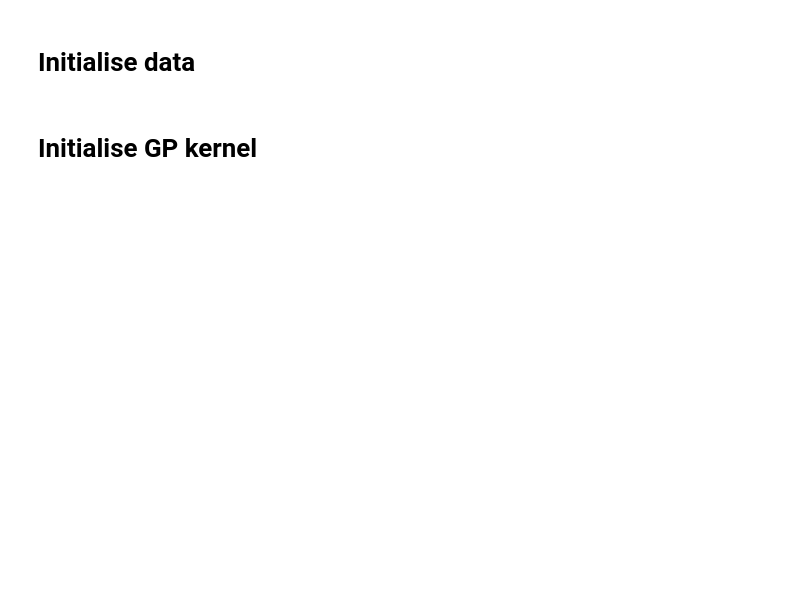
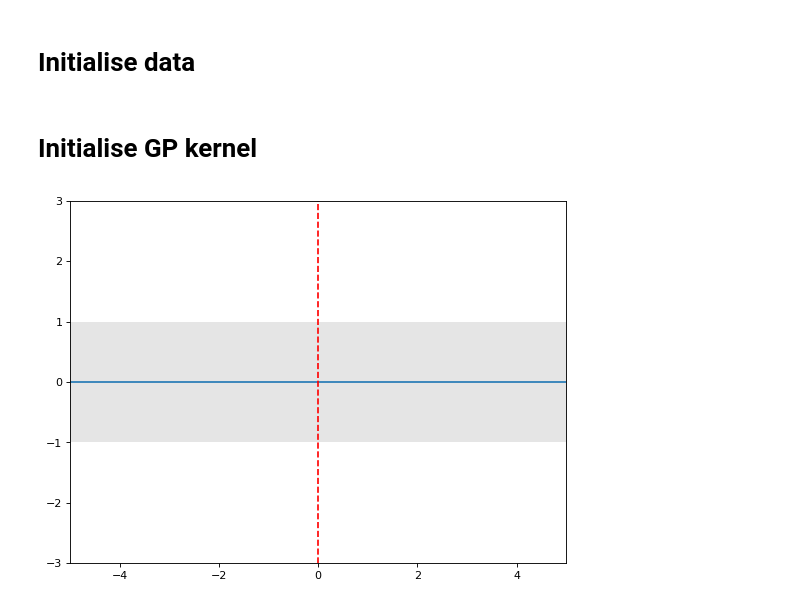
Before and after one commit to leowyy/simple-GP, a Jupyter notebook: demo/gp_sampling.ipynb, the cells around one changed output. Saved outputs shown, nothing was run; the diff lists cells and outputs as text; code cells hidden in the pictures; blank space fills up the shorter version.

Commit message:
sampling animation

```diff
--- a/demo/gp_sampling.ipynb
+++ b/demo/gp_sampling.ipynb
@@ -44,3 +44,83 @@ def addTrainingPoint(X_train,y_train,x_new,y_new):
     X_train = np.append(X_train,x_new)
     y_train = np.append(y_train,y_new)
     return X_train.reshape(-1,1), y_train.reshape(-1,1)
+# %%
+%%capture
+%matplotlib inline
+import matplotlib.animation
+plt.rcParams["animation.html"] = "html5"
+# %%
+# Reset data
+X_train, y_train, X_test, mu_test, s_test = resetData()
+
+firstPoint = True
+x_new = 0
+mu_new = 0
+s_new = 1
+
+# Initialise plot
+fig,ax = plt.subplots(1,1, figsize=(8, 6), dpi=80)
+ax.set_xlim(lb,ub)
+ax.set_ylim(y_min,y_max)
+#def init():
+line_post, = ax.plot(X_test,mu_test)
+line_next = ax.axvline(x_new,y_min,y_max,color='r', linestyle="dashed")
+pts_train, = ax.plot(X_train,y_train,'rx', label="training points")
+ax.fill_between(np.squeeze(X_test), np.squeeze(mu_test-2*s_test), np.squeeze(mu_test+2*s_test), facecolor='grey', alpha=0.2)
+#plt.legend()
+
+#add_button = ipywidgets.Button(description="Add training point")
+#reset_button = ipywidgets.Button(description="Reset")
+figsize(5, 3)
+
+def addAndRetrain():
+    global X_train,y_train,mu_test,s_test,x_new,mu_new,s_new,firstPoint,m
+    # Add new training point based on x_new
+    y_new = np.random.normal(mu_new, s_new)
+    X_train,y_train = addTrainingPoint(X_train,y_train,x_new,y_new)
+    if firstPoint:
+        firstPoint = False
+        m = initialiseGP(X_train,y_train)
+    retrain()
+    replot()
+
+def reset():
+    global X_train,y_train,mu_test,s_test,x_new,mu_new,s_new,firstPoint,m
+    # Add new training point based on x_new
+    X_train, y_train, X_test, mu_test, s_test = resetData()
+    firstPoint = True
+    x_new = 0
+    mu_new = 0
+    s_new = 1
+    replot()
+
+def retrain():
+    global X_train,y_train,mu_test,s_test,x_new,mu_new,s_new,m
+    # Sample next training point
+    x_new = np.random.uniform(low=lb, high=ub, size=1)
+    mu_new, s2_new = m.predict(x_new.reshape(-1,1))
+    s_new = np.sqrt(s2_new)
+
+    # Update training data
+    m.set_XY(X_train,y_train)
+
+    # Generate predictions
+    mu_test, s2_test = m.predict(X_test)
+    s_test = np.sqrt(s2_test)
+
+def replot():
+    # Update plot
+    for coll in (ax.collections): ax.collections.remove(coll)
+    line_post.set_data(X_test,mu_test)
+    pts_train.set_data(X_train,y_train)
+    line_next.set_xdata(x_new)
+    ax.fill_between(np.squeeze(X_test), np.squeeze(mu_test-2*s_test), np.squeeze(mu_test+2*s_test), facecolor='grey', alpha=0.2)
+    fig.canvas.draw()
+
+def animate(i):
+    if i == 0: reset()
+    else: addAndRetrain()
+
+ani = matplotlib.animation.FuncAnimation(fig, animate, init_func=reset, frames=10, interval = 1000)
+# %% [output]
+[figure, added]
```
Also changed, not shown: parts of 1 cell of this notebook.
